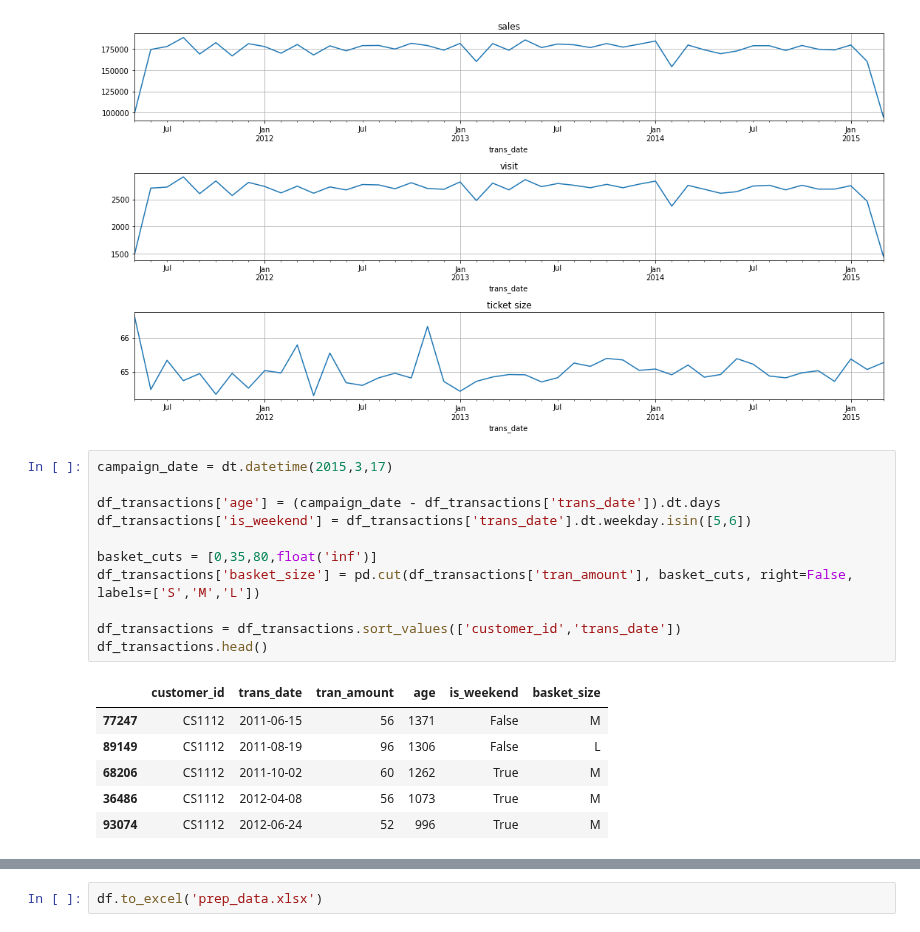
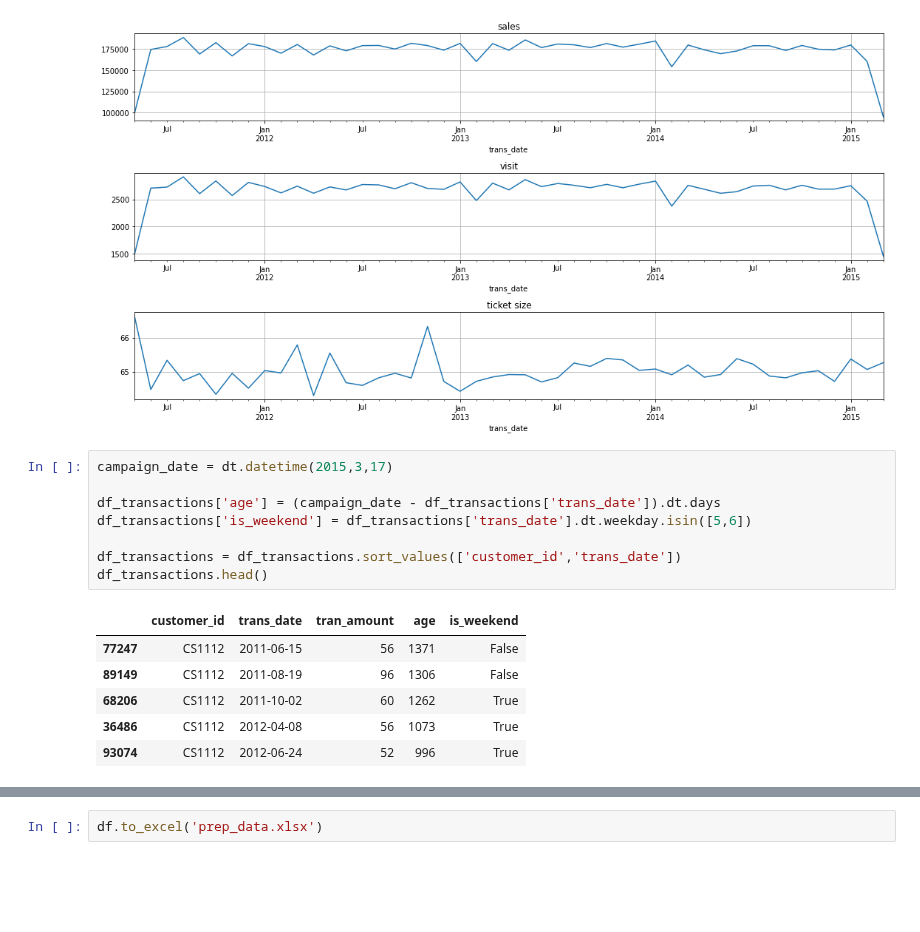
Before and after one commit to PisutSukpool/CRM-Analytics, a Jupyter notebook: Homework 08/Campaign Response Model_Main.ipynb, the cells around one changed output, grey strips where cells are left out. Cells and saved outputs as stored; diff of their text form; blank space fills up the shorter version.

```diff
--- a/Homework 08/Campaign Response Model_Main.ipynb
+++ b/Homework 08/Campaign Response Model_Main.ipynb
@@ -123,18 +91,15 @@ plt.show()
 # %%
 campaign_date = dt.datetime(2015,3,17)
 
 df_transactions['age'] = (campaign_date - df_transactions['trans_date']).dt.days
 df_transactions['is_weekend'] = df_transactions['trans_date'].dt.weekday.isin([5,6])
 
-basket_cuts = [0,35,80,float('inf')]
-df_transactions['basket_size'] = pd.cut(df_transactions['tran_amount'], basket_cuts, right=False, labels=['S','M','L'])
-
 df_transactions = df_transactions.sort_values(['customer_id','trans_date'])
 df_transactions.head()
 # %% [output]
-|  | customer_id | trans_date | tran_amount | age | is_weekend | basket_size |
-| 77247 | CS1112 | 2011-06-15 | 56 | 1371 | False | M |
-| 89149 | CS1112 | 2011-08-19 | 96 | 1306 | False | L |
-| 68206 | CS1112 | 2011-10-02 | 60 | 1262 | True | M |
-| 36486 | CS1112 | 2012-04-08 | 56 | 1073 | True | M |
-| 93074 | CS1112 | 2012-06-24 | 52 | 996 | True | M |
+|  | customer_id | trans_date | tran_amount | age | is_weekend |
+| 77247 | CS1112 | 2011-06-15 | 56 | 1371 | False |
+| 89149 | CS1112 | 2011-08-19 | 96 | 1306 | False |
+| 68206 | CS1112 | 2011-10-02 | 60 | 1262 | True |
+| 36486 | CS1112 | 2012-04-08 | 56 | 1073 | True |
+| 93074 | CS1112 | 2012-06-24 | 52 | 996 | True |
```
Also changed, not shown: parts of 7 cells of this notebook.
